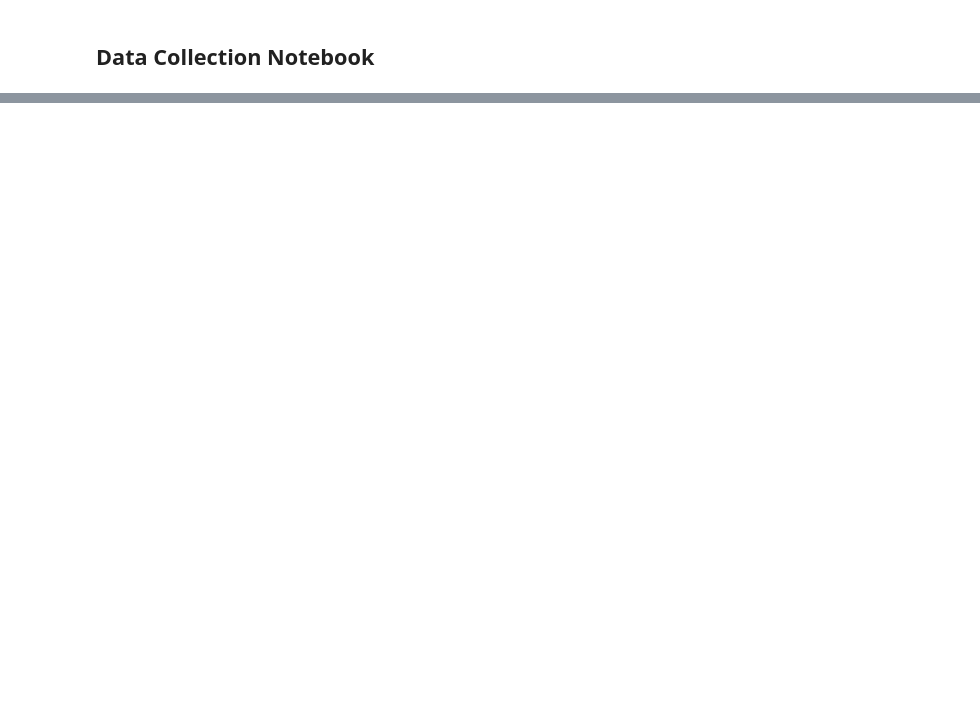
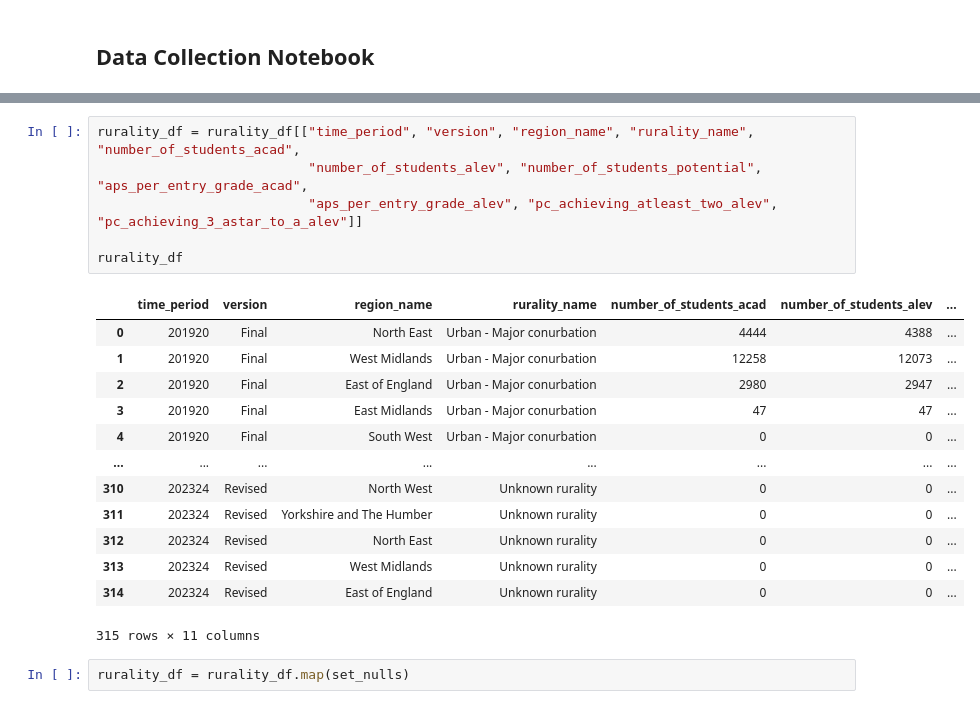
Before and after one commit to LSE-ME204/me204-2025-project-tkar9901, a Jupyter notebook: notebooks/NB01_Data_Collection.ipynb, the cells around one changed output, grey strips where cells are left out. Saved outputs shown, nothing was run; the diff lists cells and outputs as text; blank space fills up the shorter version.

```diff
--- a/notebooks/NB01_Data_Collection.ipynb
+++ b/notebooks/NB01_Data_Collection.ipynb
@@ -25,0 +50,22 @@ chars_df = pd.read_csv(chars_path)
+# %%
+rurality_df = rurality_df[["time_period", "version", "region_name", "rurality_name", "number_of_students_acad",
+                           "number_of_students_alev", "number_of_students_potential", "aps_per_entry_grade_acad",
+                           "aps_per_entry_grade_alev", "pc_achieving_atleast_two_alev", "pc_achieving_3_astar_to_a_alev"]]
+
+rurality_df
+# %% [output]
+|  | time_period | version | region_name | rurality_name | number_of_students_acad | number_of_students_alev | ... |
+| 0 | 201920 | Final | North East | Urban - Major conurbation | 4444 | 4388 | ... |
+| 1 | 201920 | Final | West Midlands | Urban - Major conurbation | 12258 | 12073 | ... |
+| 2 | 201920 | Final | East of England | Urban - Major conurbation | 2980 | 2947 | ... |
+| 3 | 201920 | Final | East Midlands | Urban - Major conurbation | 47 | 47 | ... |
+| 4 | 201920 | Final | South West | Urban - Major conurbation | 0 | 0 | ... |
+| ... | ... | ... | ... | ... | ... | ... | ... |
+| 310 | 202324 | Revised | North West | Unknown rurality | 0 | 0 | ... |
+| 311 | 202324 | Revised | Yorkshire and The Humber | Unknown rurality | 0 | 0 | ... |
+| 312 | 202324 | Revised | North East | Unknown rurality | 0 | 0 | ... |
+| 313 | 202324 | Revised | West Midlands | Unknown rurality | 0 | 0 | ... |
+| 314 | 202324 | Revised | East of England | Unknown rurality | 0 | 0 | ... |
+315 rows × 11 columns
+# %%
+rurality_df = rurality_df.map(set_nulls)
```
Also changed, not shown: parts of 33 cells of this notebook, 17 other files.
